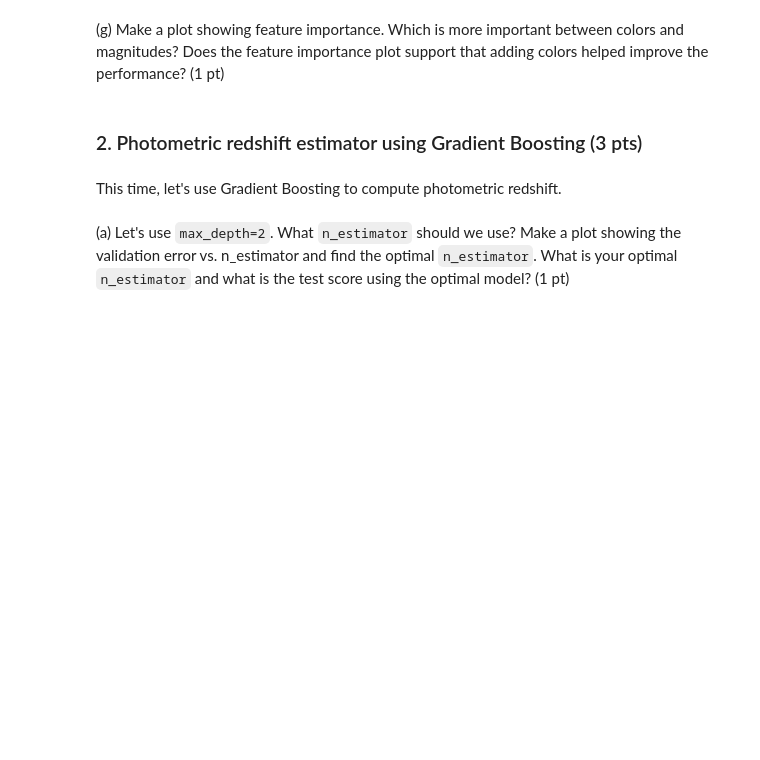
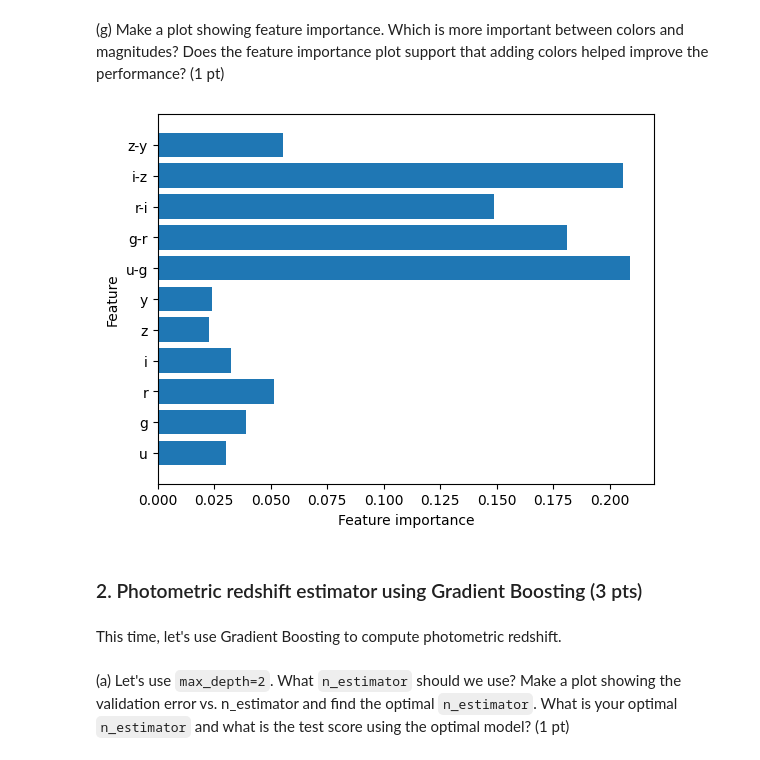
Before and after one commit to SpacialTree/machinelearning-homework, a Jupyter notebook: Homework/HW3/AST7939_homework3.ipynb, the cells around one changed output. Drawn from its saved outputs; the diff is of its cells as text; code cells hidden in the pictures; blank space fills up the shorter version.

```diff
--- a/Homework/HW3/AST7939_homework3.ipynb
+++ b/Homework/HW3/AST7939_homework3.ipynb
@@ -123,3 +262,26 @@ train: [[23.14385455 22.57061078 22.07681547 21.96614953 21.88239458 21.86940264
+# %%
+# show feature importance bar graph
+# which are the most important features?
+
+# Like the bar chart from class
+# Use best random forest regressor
+model_best_rf = RandomForestRegressor(max_features='sqrt', n_estimators=250, oob_score=True)
+model_best_rf.fit(X_train, y_train)
+
+# Using same code to plot bar chart from class
+def plot_feature_importances(model):
+    n_features = X.shape[1]
+    plt.barh(np.arange(n_features), model.feature_importances_, align='center')
+    plt.yticks(np.arange(n_features), feature_names)
+    plt.xlabel("Feature importance")
+    plt.ylabel("Feature")
+    plt.ylim(-1, n_features)
+
+plot_feature_importances(model_best_rf)
+# Looks like the best model puts much more importance on the colors than the magnitudes,
+# so that supports the idea that adding colors improved the model.
+# %% [output]
+[figure, added]
 # %% [markdown]
 ### 2. Photometric redshift estimator using Gradient Boosting (3 pts)
 # %% [markdown]
```
Also changed, not shown: parts of 31 cells of this notebook.
